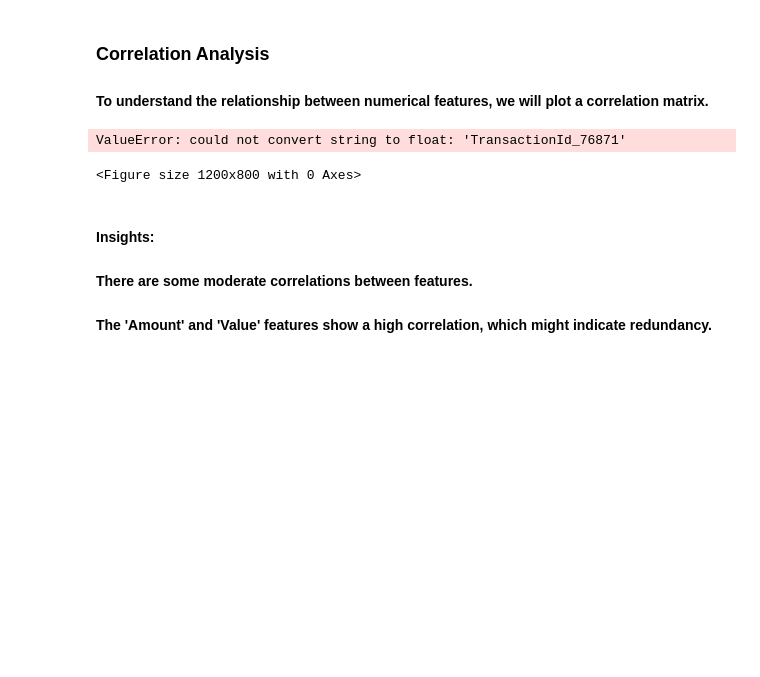
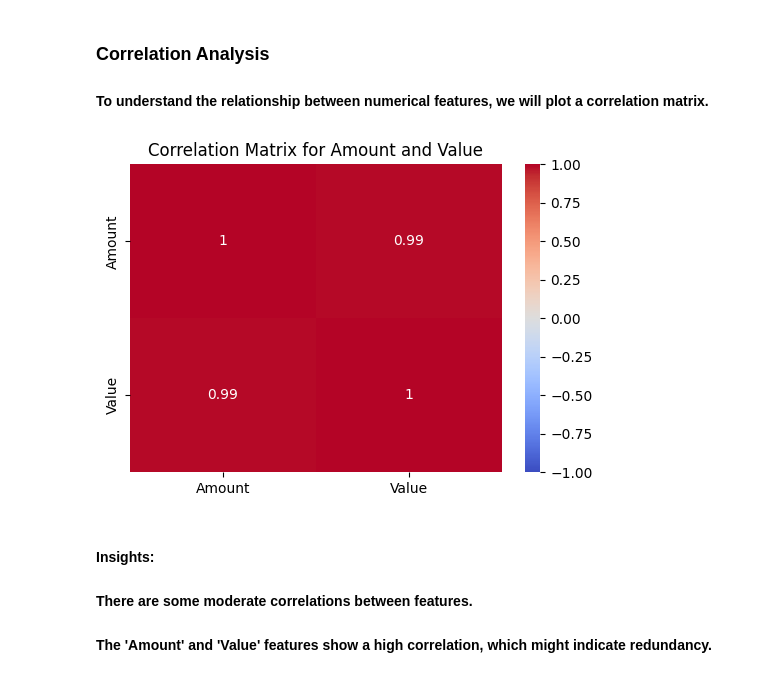
Before and after one commit to matidesalegn/Credit-Scoring, a Jupyter notebook: notebooks/EDA.ipynb, the cells around one changed output. Cells and saved outputs as stored; diff of their text form; code cells hidden in the pictures; blank space fills up the shorter version.

```diff
--- a/notebooks/EDA.ipynb
+++ b/notebooks/EDA.ipynb
@@ -174,12 +174,21 @@ for feature in categorical_features:
 # %% [markdown]
 ### Correlation Analysis
 #### To understand the relationship between numerical features, we will plot a correlation matrix.
-# %%
-# Correlation Analysis
-eda.plot_correlation_matrix()
-# %% [output]
-ValueError: could not convert string to float: 'TransactionId_76871'
-<Figure size 1200x800 with 0 Axes>
+# %%
+# Correlation matrix
+# Subset the dataframe for 'Amount' and 'Value' features
+subset_df = df[['Amount', 'Value']]
+
+# Compute the correlation matrix for the subset
+correlation_matrix = subset_df.corr()
+
+# Visualize the correlation matrix
+plt.figure(figsize=(6, 4))  # Adjusted the figure size to be smaller for two features
+sns.heatmap(correlation_matrix, annot=True, cmap='coolwarm', vmin=-1, vmax=1)
+plt.title('Correlation Matrix for Amount and Value')
+plt.show()
+# %% [output]
+[figure, added]
 # %% [markdown]
 #### Insights:
 #### There are some moderate correlations between features.
```
Also changed, not shown: parts of 1 cell of this notebook.
